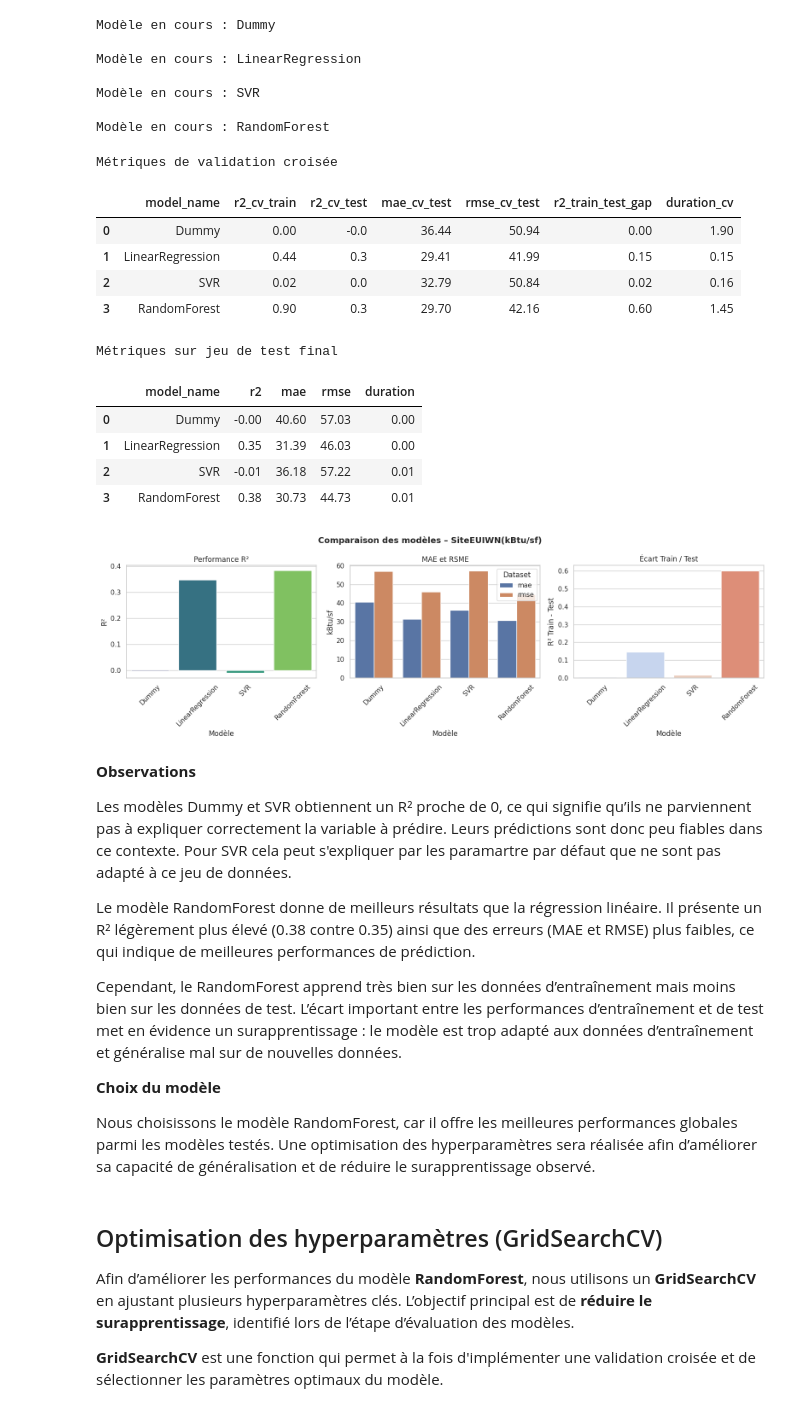
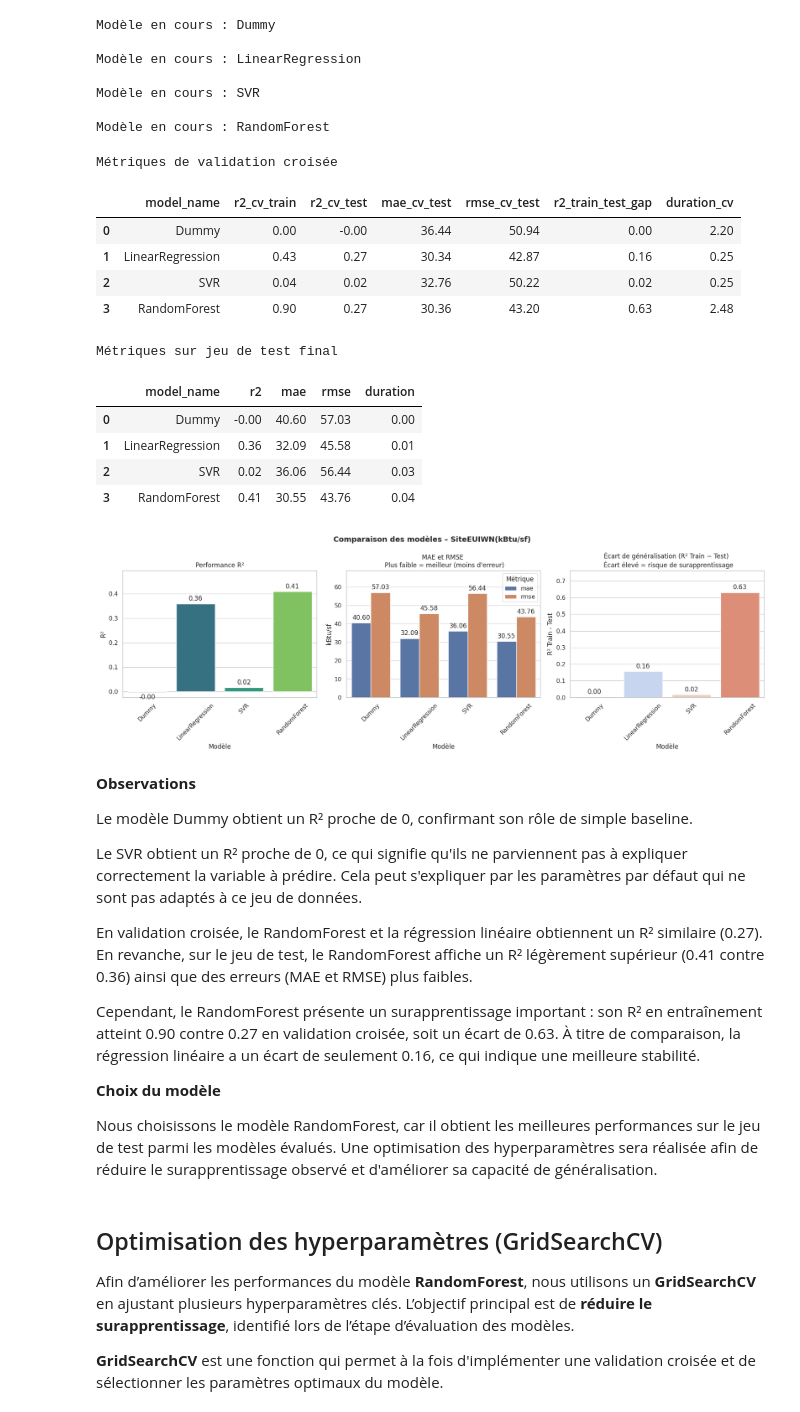
Before and after one commit to RaphaelRIVIERE/Projet-3-Anticipez-les-besoins-en-consommations-de-b-timents, a Jupyter notebook: notebook_2_energie.ipynb, the cells around one changed output. Cells and saved outputs as stored; diff of their text form; code cells hidden in the pictures.

```diff
--- a/notebook_2_energie.ipynb
+++ b/notebook_2_energie.ipynb
@@ -419,6 +403,10 @@ def evaluate_model_validation(model, X_val, y_val, feature_names):
         'importance_df': importance_df
     }
 # %%
+def annotate_bars(ax, fmt="{:.2f}", padding=3):
+    for container in ax.containers:
+        ax.bar_label(container, fmt=fmt, padding=padding)
+
 def plot_bar(
     df,
     x,
@@ -428,7 +416,8 @@ def plot_bar(
     xlabel=None,
     ylabel=None,
     palette=None,
-    rotation=45
+    rotation=45,
+    annotate=True
 ):
     sns.barplot(data=df, x=x, y=y, hue=x, palette=palette, ax=ax)
 
@@ -438,6 +427,11 @@ def plot_bar(
     ax.set_ylabel(ylabel if ylabel else y)
     ax.tick_params(axis="x", rotation=rotation)
 
+    if annotate:
+        annotate_bars(ax)
+        # Augmenter ylim pour laisser de l'espace aux annotations
+        ymin, ymax = ax.get_ylim()
+        ax.set_ylim(ymin, ymax * 1.15 if ymax > 0 else ymax * 0.85)
 
 
 def plot_metric_comparison(
@@ -448,12 +442,13 @@ def plot_metric_comparison(
     ax,
     title,
     xlabel="Modèle",
-    rotation=45
+    rotation=45,
+    annotate=True
 ):
     df_melt = df.melt(
         id_vars=id_col,
         value_vars=metrics,
-        var_name="Dataset",
+        var_name="Metric",
         value_name=value_name
     )
 
@@ -461,13 +456,18 @@ def plot_metric_comparison(
         data=df_melt,
         x=id_col,
         y=value_name,
-        hue="Dataset",
+        hue="Metric",
         ax=ax
     )
-
     ax.set_title(title)
     ax.set_xlabel(xlabel)
     ax.tick_params(axis="x", rotation=rotation)
+    ax.legend(title="Métrique")
+
+    if annotate:
+        annotate_bars(ax)
+        ymin, ymax = ax.get_ylim()
+        ax.set_ylim(ymin, ymax * 1.15)
 # %%
 results_all_models  = []
 
@@ -509,7 +507,7 @@ def display_results_models(results_list: List[dict], columns_to_show : List[str]
 def plot_model_comparison(results_all_models, suptitle):
     df_models = pd.DataFrame(results_all_models)
 
-    fig, axes = plt.subplots(1, 3, figsize=(16, 5))
+    fig, axes = plt.subplots(1, 3, figsize=(18, 6))
     fig.suptitle(
         suptitle,
         fontsize=14,
@@ -535,58 +533,60 @@ def plot_model_comparison(results_all_models, suptitle):
         metrics=["mae", "rmse"],
         value_name="kBtu/sf",
         ax=axes[1],
-        title="MAE et RSME",
+        title="MAE et RMSE \n Plus faible = meilleur (moins d'erreur)",
         xlabel="Modèle"
     )
 
     # Overfitting gap
     plot_bar(
         df_models,
         x="model_name",
         y="r2_train_test_gap",
         ax=axes[2],
         ylabel="R² Train - Test",
-        title="Écart Train / Test",
+        title="Écart de généralisation (R² Train − Test) \n Écart élevé = risque de surapprentissage",
         palette="coolwarm",
         xlabel="Modèle"
     )
 
     plt.tight_layout()
     plt.show()
 
 
 print("Métriques de validation croisée")
 display_results_models(results_all_models, ['model_name', 'r2_cv_train', 'r2_cv_test', 'mae_cv_test', 'rmse_cv_test', 'r2_train_test_gap', 'duration_cv'])
 print("Métriques sur jeu de test final")
 display_results_models(results_all_models, ['model_name', 'r2', 'mae', 'rmse', 'duration'])
 
 plot_model_comparison(results_all_models, f"Comparaison des modèles – {TARGET_ENERGY}")
 # %% [output]
 Métriques de validation croisée
 |  | model_name | r2_cv_train | r2_cv_test | mae_cv_test | rmse_cv_test | r2_train_test_gap | duration_cv |
-| 0 | Dummy | 0.00 | -0.0 | 36.44 | 50.94 | 0.00 | 1.90 |
-| 1 | LinearRegression | 0.44 | 0.3 | 29.41 | 41.99 | 0.15 | 0.15 |
-| 2 | SVR | 0.02 | 0.0 | 32.79 | 50.84 | 0.02 | 0.16 |
-| 3 | RandomForest | 0.90 | 0.3 | 29.70 | 42.16 | 0.60 | 1.45 |
+| 0 | Dummy | 0.00 | -0.00 | 36.44 | 50.94 | 0.00 | 2.20 |
+| 1 | LinearRegression | 0.43 | 0.27 | 30.34 | 42.87 | 0.16 | 0.25 |
+| 2 | SVR | 0.04 | 0.02 | 32.76 | 50.22 | 0.02 | 0.25 |
+| 3 | RandomForest | 0.90 | 0.27 | 30.36 | 43.20 | 0.63 | 2.48 |
 Métriques sur jeu de test final
 |  | model_name | r2 | mae | rmse | duration |
 | 0 | Dummy | -0.00 | 40.60 | 57.03 | 0.00 |
-| 1 | LinearRegression | 0.35 | 31.39 | 46.03 | 0.00 |
-| 2 | SVR | -0.01 | 36.18 | 57.22 | 0.01 |
-| 3 | RandomForest | 0.38 | 30.73 | 44.73 | 0.01 |
+| 1 | LinearRegression | 0.36 | 32.09 | 45.58 | 0.01 |
+| 2 | SVR | 0.02 | 36.06 | 56.44 | 0.03 |
+| 3 | RandomForest | 0.41 | 30.55 | 43.76 | 0.04 |
-[figure, old version]
+[figure, new version]
 # %% [markdown]
 **Observations**
 
-Les modèles Dummy et SVR obtiennent un R² proche de 0, ce qui signifie qu’ils ne parviennent pas à expliquer correctement la variable à prédire. Leurs prédictions sont donc peu fiables dans ce contexte. Pour SVR cela peut s'expliquer par les paramartre par défaut que ne sont pas adapté à ce jeu de données.
+Le modèle Dummy obtient un R² proche de 0, confirmant son rôle de simple baseline.
 
-Le modèle RandomForest donne de meilleurs résultats que la régression linéaire. Il présente un R² légèrement plus élevé (0.38 contre 0.35) ainsi que des erreurs (MAE et RMSE) plus faibles, ce qui indique de meilleures performances de prédiction.
+Le SVR obtient un R² proche de 0, ce qui signifie qu'ils ne parviennent pas à expliquer correctement la variable à prédire. Cela peut s'expliquer par les paramètres par défaut qui ne sont pas adaptés à ce jeu de données.
 
-Cependant, le RandomForest apprend très bien sur les données d’entraînement mais moins bien sur les données de test. L’écart important entre les performances d’entraînement et de test met en évidence un surapprentissage : le modèle est trop adapté aux données d’entraînement et généralise mal sur de nouvelles données.
+En validation croisée, le RandomForest et la régression linéaire obtiennent un R² similaire (0.27). En revanche, sur le jeu de test, le RandomForest affiche un R² légèrement supérieur (0.41 contre 0.36) ainsi que des erreurs (MAE et RMSE) plus faibles.
+
+Cependant, le RandomForest présente un surapprentissage important : son R² en entraînement atteint 0.90 contre 0.27 en validation croisée, soit un écart de 0.63. À titre de comparaison, la régression linéaire a un écart de seulement 0.16, ce qui indique une meilleure stabilité.
 
 **Choix du modèle**
 
-Nous choisissons le modèle RandomForest, car il offre les meilleures performances globales parmi les modèles testés. Une optimisation des hyperparamètres sera réalisée afin d’améliorer sa capacité de généralisation et de réduire le surapprentissage observé.
+Nous choisissons le modèle RandomForest, car il obtient les meilleures performances sur le jeu de test parmi les modèles évalués. Une optimisation des hyperparamètres sera réalisée afin de réduire le surapprentissage observé et d'améliorer sa capacité de généralisation.
 # %% [markdown]
 ## Optimisation des hyperparamètres (GridSearchCV)
 
```
Also changed, not shown: parts of 21 cells of this notebook, 2 other files.
